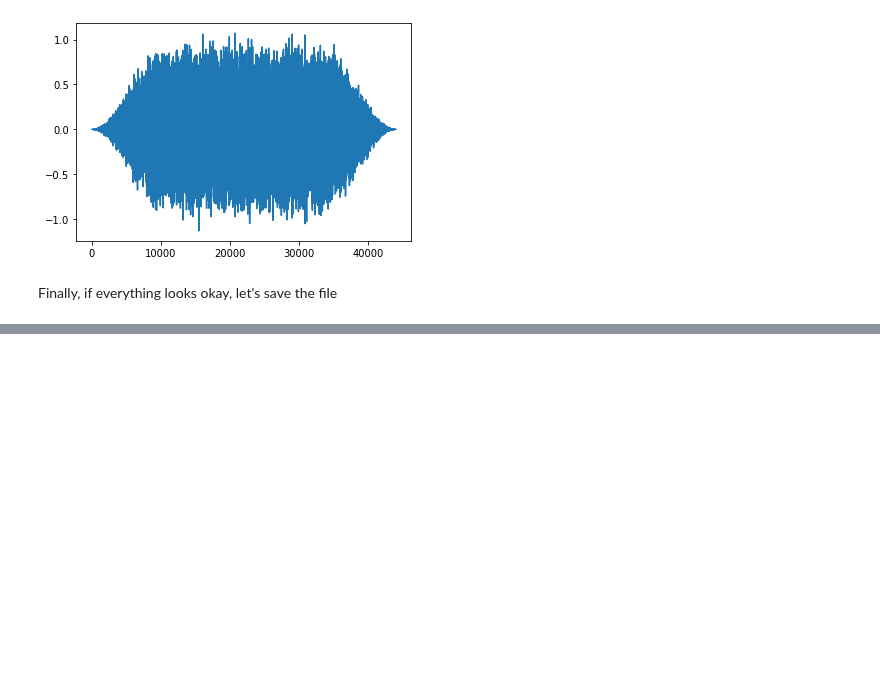
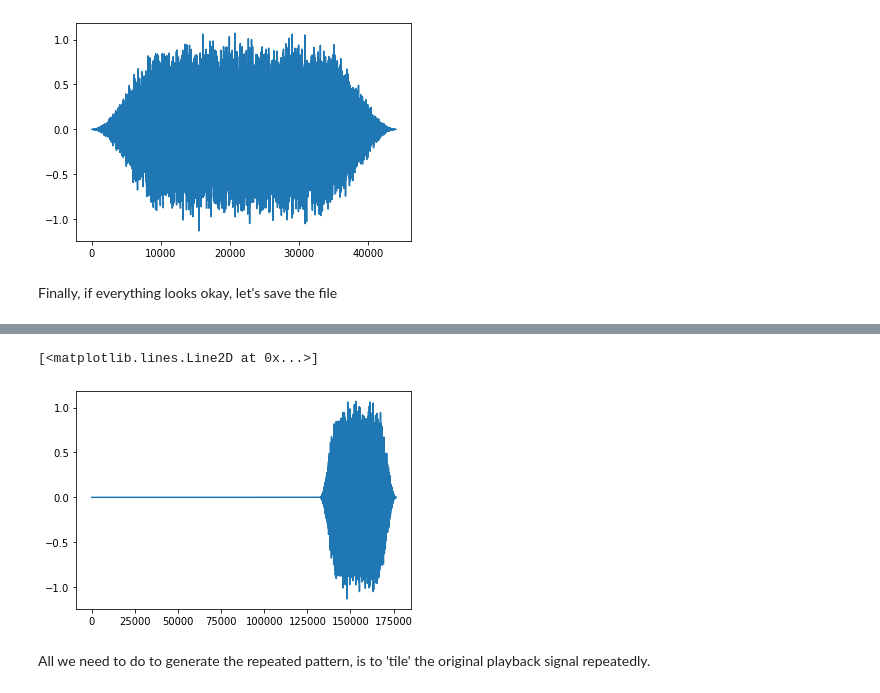
Before and after one commit to thejasvibr/audio-handling-python, a Jupyter notebook: basic-audio-manipulations.ipynb, the cells around one changed output, grey strips where cells are left out. Drawn from its saved outputs; the diff is of its cells as text; code cells hidden in the pictures; blank space fills up the shorter version.

```diff
--- a/basic-audio-manipulations.ipynb
+++ b/basic-audio-manipulations.ipynb
@@ -85,0 +94,12 @@ sf.write('playback_signal.wav', normalised_audio_bp, fs)
+# %%
+silence = np.zeros(3*fs)
+silence_and_playback = np.concatenate((silence, normalised_audio_bp))
+
+# visualise the playback with silence
+plt.figure()
+plt.plot(silence_and_playback)
+# %% [output]
+[<matplotlib.lines.Line2D at 0x...>]
+[figure, added]
+# %% [markdown]
+All we need to do to generate the repeated pattern, is to 'tile' the original playback signal repeatedly.
```
Also changed, not shown: parts of 5 cells of this notebook.
